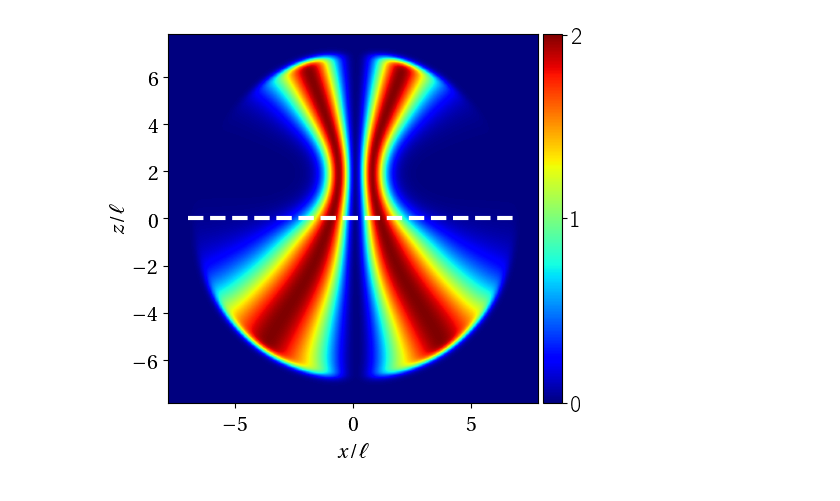
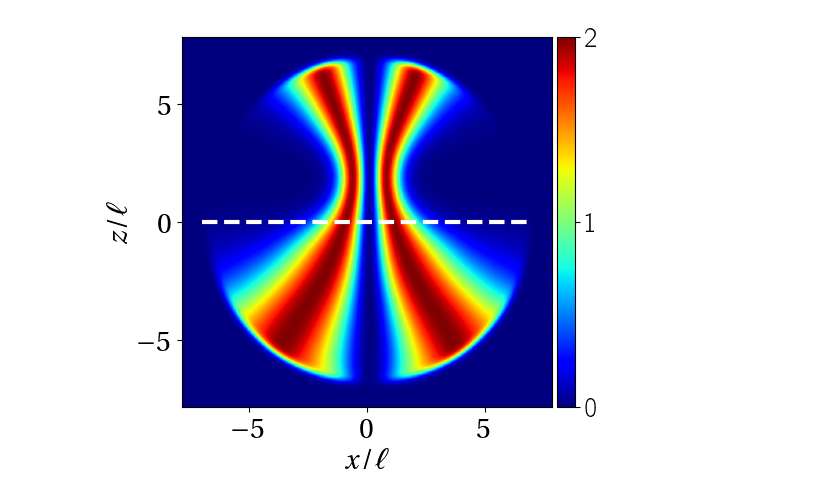
Before and after one commit to wheelerMT/thesis, a Jupyter notebook: scripts/ch-spin2/C-FM/C-FM_third-SQV_singlet_duo.ipynb, the cells around one changed output. Saved outputs shown, nothing was run; the diff lists cells and outputs as text; code cells hidden in the pictures.

Commit message:
Updated text and figures

```diff
--- a/scripts/ch-spin2/C-FM/C-FM_third-SQV_singlet_duo.ipynb
+++ b/scripts/ch-spin2/C-FM/C-FM_third-SQV_singlet_duo.ipynb
@@ -7,7 +7,7 @@ import helper
 
 plt.rcParams["text.usetex"] = True
 plt.rc("text.latex", preamble=r"\usepackage{fourier}")
-plt.rcParams.update({"font.size": 16})
+plt.rcParams.update({"font.size": 22})
 # %%
 path = Path("../../../../../../../thesis_code/data/spin-2")
 filename = "50f_C-FM=2_third-SQV.hdf5"
@@ -40,16 +40,19 @@ a30 = tophat * abs(helper.calc_spin_singlet_trio(zetap2, zetap1, zeta0, zetam1,
 # %%
 fig, ax = plt.subplots(1, )
 ax.set_xlim(-X.max() + 2, X.max() - 2)
 ax.set_ylim(-Y.max() + 2, Y.max() - 2)
 ax.set_xlabel(r'$x/\ell$')
 ax.set_ylabel(r'$z/\ell$')
 extent = (-X.max(), X.max(), -Y.max(), Y.max())
 plot = ax.imshow(a30[:, 64, :].T, extent=extent, origin='lower', vmin=0, vmax=2,
           interpolation='gaussian', cmap='jet')
 ax.plot([-7, 7], [0, 0], 'w--', linewidth=3)
 
 constz_cbar = plt.colorbar(plot, ax=ax, pad=0.01)
-constz_cbar.set_ticks([0, 1, 1.99])
+constz_cbar.set_ticks([0, 1, 2])
 constz_cbar.set_ticklabels(['0', '1', '2'])
+
+plt.savefig('../../../gfx/ch-spin2/C-FM=2_third-SQV_singlet_duo.pdf',
+            bbox_inches='tight')
 # %% [output]
-[figure, old version]
+[figure, new version]
```
Also changed, not shown: 2 other files.
